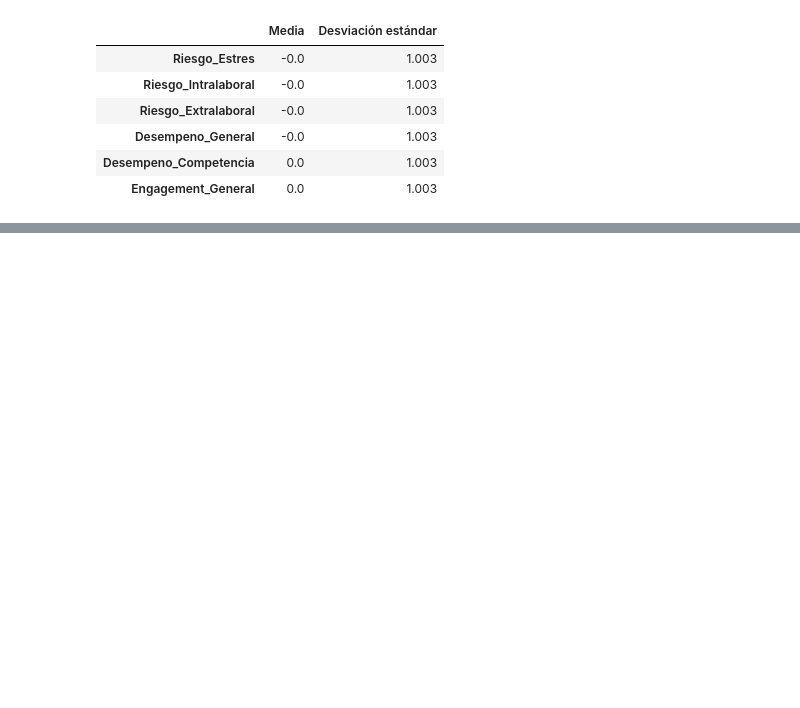
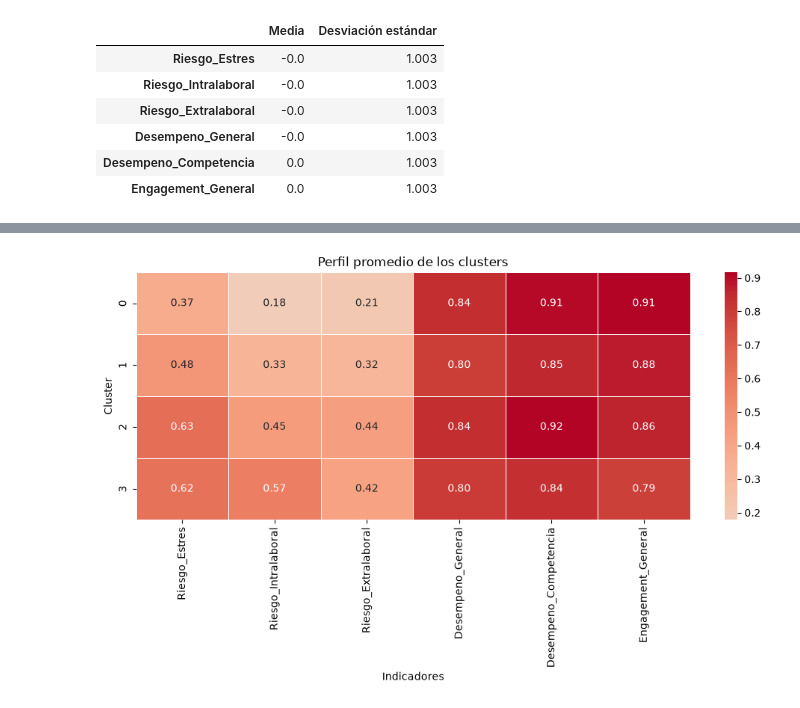
Before and after one commit to afobando94/MCD_AD_Taller1_clasificar_ofis, a Jupyter notebook: notebook/taller1_clasif_ofi.ipynb, the cells around one changed output, grey strips where cells are left out. Saved outputs shown, nothing was run; the diff lists cells and outputs as text; code cells hidden in the pictures; blank space fills up the shorter version.

```diff
--- a/notebook/taller1_clasif_ofi.ipynb
+++ b/notebook/taller1_clasif_ofi.ipynb
@@ -1436,0 +1651,11 @@ resumen_estandarizacion.round(3)
+# %%
+# 6.5.1 Perfil de los clusters
+
+# Calcular promedio de los indicadores por cluster
+perfil_clusters = (
+    df_cluster
+    .groupby('Cluster')[variables_cluster]
+    .mean()
+)
+
+perfil_clusters.round(3)
@@ -1436,0 +1669,21 @@ resumen_estandarizacion.round(3)
+# %%
+# 6.5.2 Mapa de calor
+plt.figure(figsize=(10, 6))
+
+sns.heatmap(
+    perfil_clusters,
+    annot=True,
+    fmt='.2f',
+    cmap='coolwarm',
+    center=0,
+    linewidths=0.5
+)
+
+plt.title('Perfil promedio de los clusters')
+plt.xlabel('Indicadores')
+plt.ylabel('Cluster')
+
+plt.tight_layout()
+plt.show()
+# %% [output]
+[figure, added]
```
Also changed, not shown: parts of 30 cells of this notebook, 2 other files.
